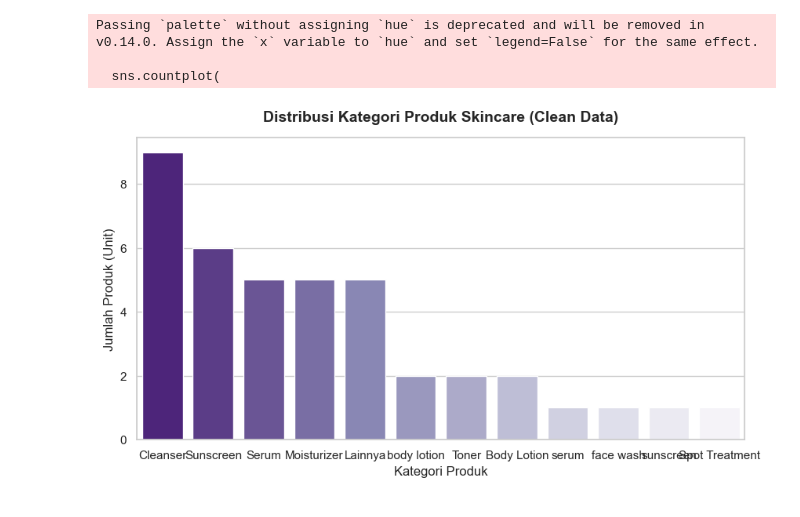
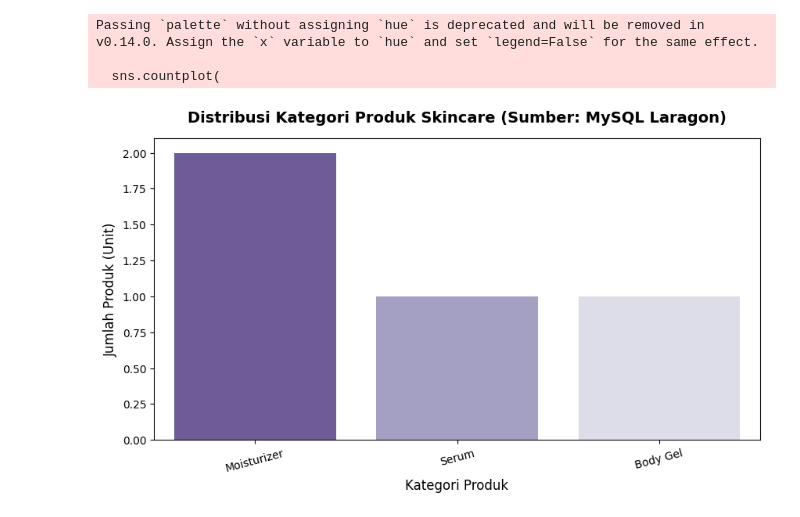
Before and after one commit to ddimzuu-source/glowtrack, a Jupyter notebook: skincare.ipynb, the cells around one changed output. Saved outputs shown, nothing was run; the diff lists cells and outputs as text; code cells hidden in the pictures.

Commit message:
feat: migrate database to MySQL local using Laragon

```diff
--- a/skincare.ipynb
+++ b/skincare.ipynb
@@ -100,0 +1,23 @@ Requirement already satisfied: six>=1.5 in c:\users\hype\appdata\local\programs\
+# %%
+import mysql.connector
+import pandas as pd
+import matplotlib.pyplot as plt
+import seaborn as sns
+
+# 1. Buka koneksi ke MySQL Laragon
+conn = mysql.connector.connect(
+    host="localhost",
+    user="root",
+    password="",
+    database="glowtrack_sql"
+)
+
+# 2. Tarik data langsung menggunakan Query SQL dengan bantuan Pandas
+query = "SELECT * FROM products"
+df_sql = pd.read_sql(query, conn)
+
+# 3. Tutup koneksi setelah data berhasil diambil
+conn.close()
+
+# Intip isi datanya
+df_sql.head()
@@ -101,28 +30,23 @@ Requirement already satisfied: six>=1.5 in c:\users\hype\appdata\local\programs\
 # %%
-import matplotlib.pyplot as plt
-import seaborn as sns
+# Pastikan format teks kategori tetap konsisten secara Title Case
+df_sql['kategori'] = df_sql['kategori'].str.title().str.strip()
 
-# Set tema visualisasi agar bersih dan estetik (pake nuansa ungu pastel)
-sns.set_theme(style="whitegrid")
 plt.figure(figsize=(10, 5))
-
-# Bikin grafik batang jumlah produk per kategori dari data yang sudah bersih
 sns.countplot(
-    data=df_clean,
+    data=df_sql,                       # <--- Ganti pakai data dari SQL kamu di sini!
     x='kategori',
-    order=df_clean['kategori'].value_counts().index,
+    order=df_sql['kategori'].value_counts().index,
     palette="Purples_r"
 )
 
-# Tambahin judul dan label deskriptif
-plt.title('Distribusi Kategori Produk Skincare (Clean Data)', fontsize=14, fontweight='bold', pad=15)
+plt.title('Distribusi Kategori Produk Skincare (Sumber: MySQL Laragon)', fontsize=14, fontweight='bold', pad=15)
 plt.xlabel('Kategori Produk', fontsize=12)
 plt.ylabel('Jumlah Produk (Unit)', fontsize=12)
+plt.xticks(rotation=15)
 
-# Tampilkan grafik
 plt.show()
 # %% [output]
 Passing `palette` without assigning `hue` is deprecated and will be removed in v0.14.0. Assign the `x` variable to `hue` and set `legend=False` for the same effect.
 
   sns.countplot(
-[figure, old version]
+[figure, new version]
```
Also changed, not shown: parts of 8 cells of this notebook.
